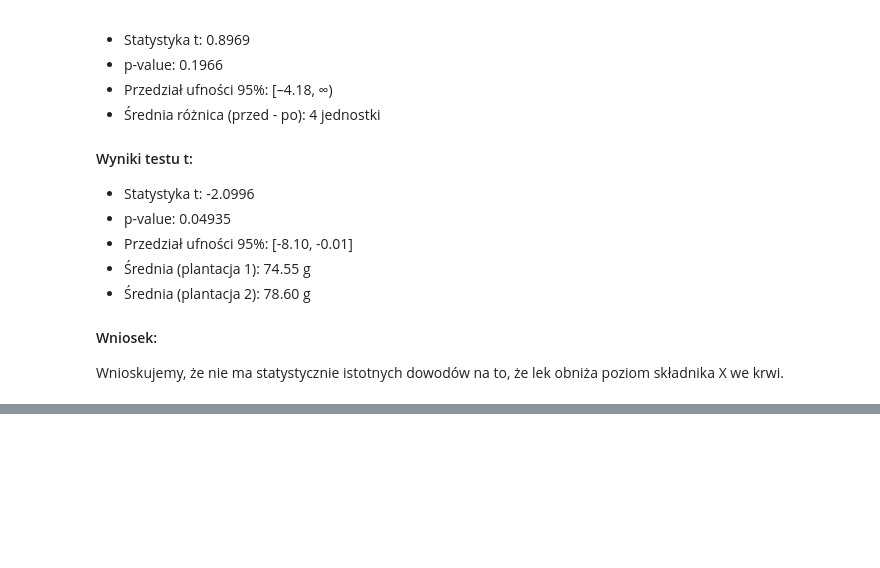
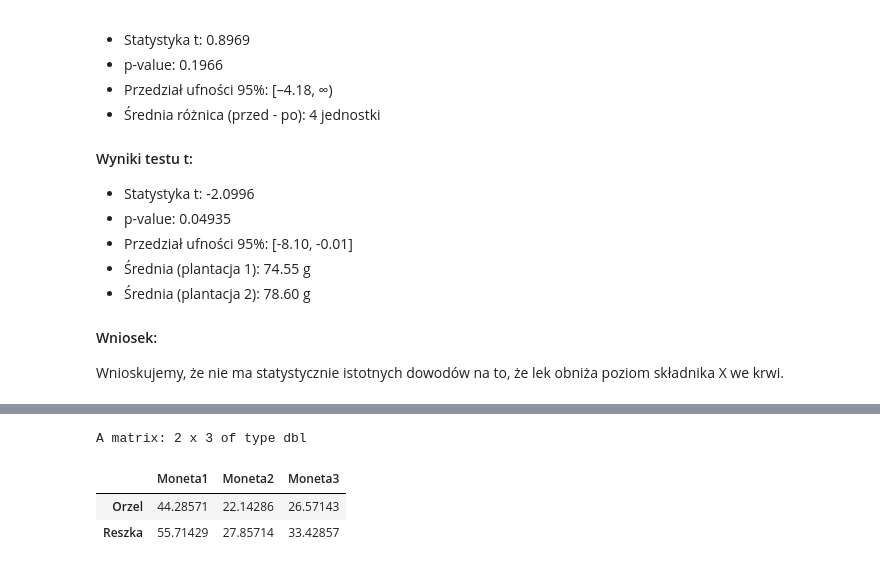
Before and after one commit to Kotmin/R-Planowanie-Eksperymentu, a Jupyter notebook: Praca_domowa_2.ipynb, the cells around one changed output, grey strips where cells are left out. Saved outputs shown, nothing was run; the diff lists cells and outputs as text; code cells hidden in the pictures; blank space fills up the shorter version.

```diff
--- a/Praca_domowa_2.ipynb
+++ b/Praca_domowa_2.ipynb
@@ -301,0 +354,2 @@ Wnioskujemy, że nie ma statystycznie istotnych dowodów na to, że lek obniża
+# %%
+test_chi <- chisq.test(dane)
@@ -301,0 +363,8 @@ Wnioskujemy, że nie ma statystycznie istotnych dowodów na to, że lek obniża
+# %%
+# oczekiwane liczności
+test_chi$expected
+# %% [output]
+A matrix: 2 x 3 of type dbl
+|  | Moneta1 | Moneta2 | Moneta3 |
+| Orzel | 44.28571 | 22.14286 | 26.57143 |
+| Reszka | 55.71429 | 27.85714 | 33.42857 |
```
Also changed, not shown: parts of 14 cells of this notebook.
